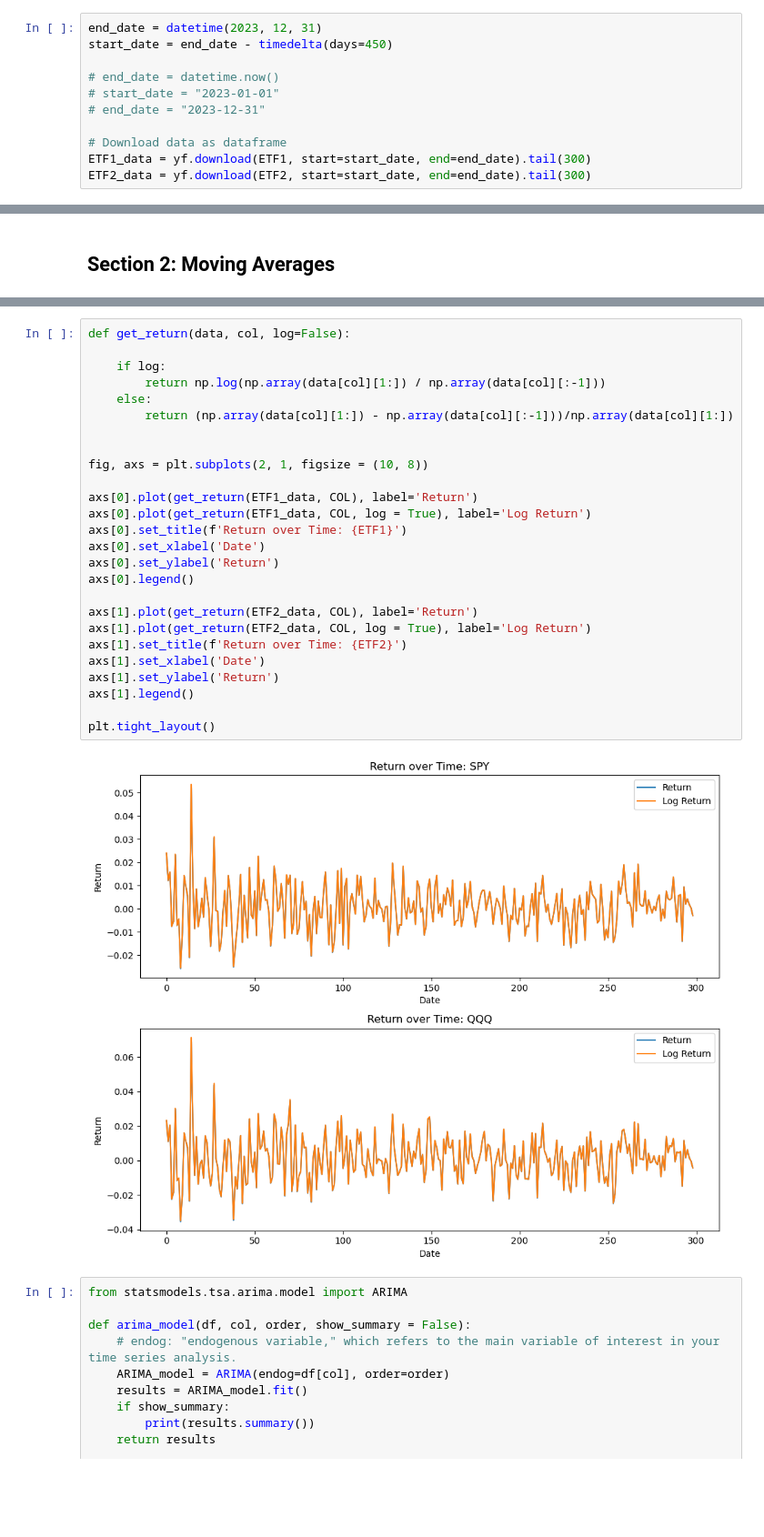
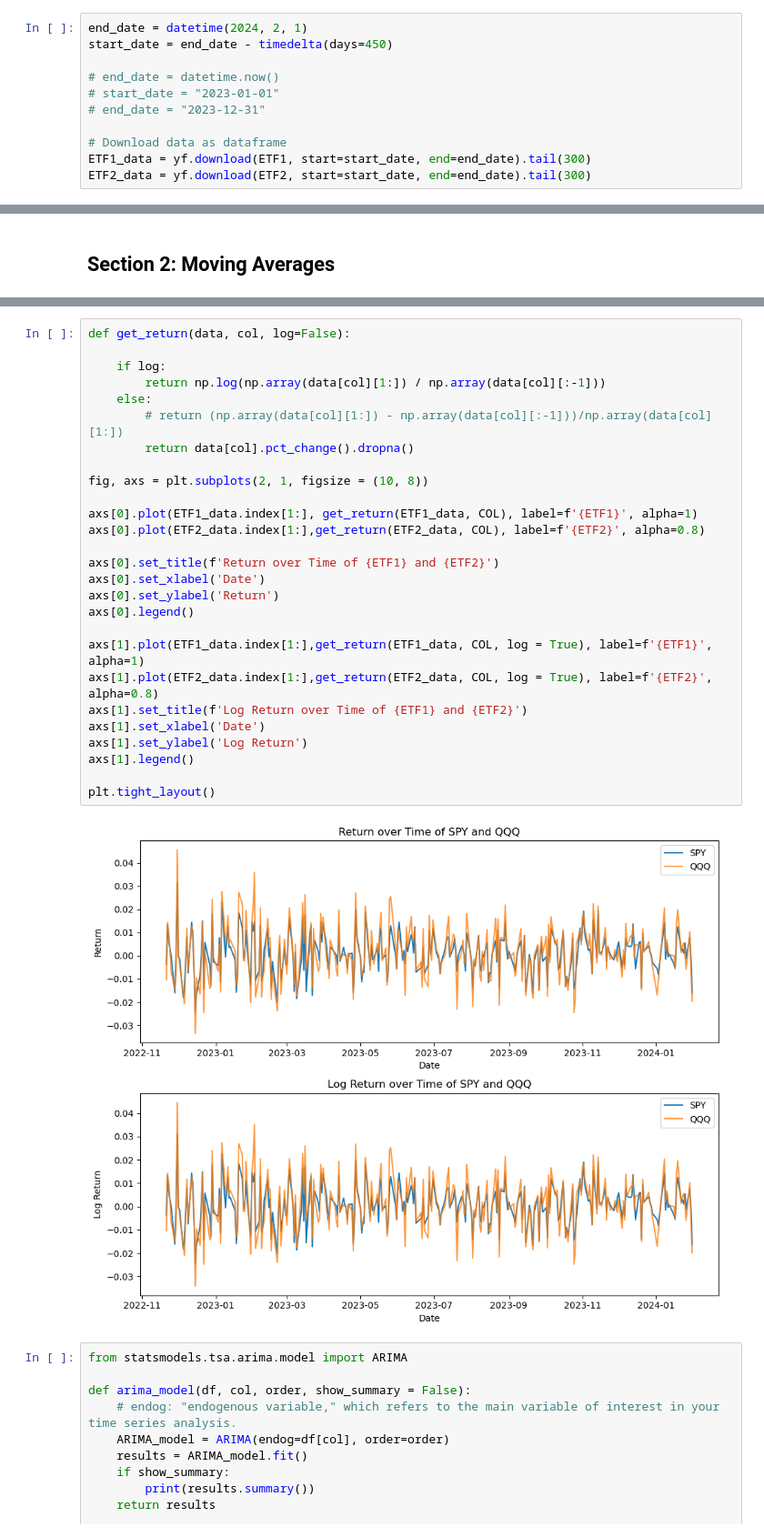
Before and after one commit to MC-Kangan/Algo_Trading_ETF_Analytics, a Jupyter notebook: etf_analysis.ipynb, the cells around one changed output, grey strips where cells are left out. Shown at 91% size. Saved outputs shown, nothing was run; the diff lists cells and outputs as text; blank space fills up the shorter version.

```diff
--- a/etf_analysis.ipynb
+++ b/etf_analysis.ipynb
@@ -15,7 +19,7 @@ ETF2 = 'QQQ'
 # %% [markdown]
 ## Section 1: Time Series
 # %%
-end_date = datetime(2023, 12, 31)
+end_date = datetime(2024, 2, 1)
 start_date = end_date - timedelta(days=450)
 
 # end_date = datetime.now()
@@ -118,31 +137,32 @@ plt.tight_layout()
 # %%
 def get_return(data, col, log=False):
 
     if log:
         return np.log(np.array(data[col][1:]) / np.array(data[col][:-1]))
     else:
-        return (np.array(data[col][1:]) - np.array(data[col][:-1]))/np.array(data[col][1:])
-
+        # return (np.array(data[col][1:]) - np.array(data[col][:-1]))/np.array(data[col][1:])
+        return data[col].pct_change().dropna()
 
 fig, axs = plt.subplots(2, 1, figsize = (10, 8))
 
-axs[0].plot(get_return(ETF1_data, COL), label='Return')
-axs[0].plot(get_return(ETF1_data, COL, log = True), label='Log Return')
-axs[0].set_title(f'Return over Time: {ETF1}')
+axs[0].plot(ETF1_data.index[1:], get_return(ETF1_data, COL), label=f'{ETF1}', alpha=1)
+axs[0].plot(ETF2_data.index[1:],get_return(ETF2_data, COL), label=f'{ETF2}', alpha=0.8)
+
+axs[0].set_title(f'Return over Time of {ETF1} and {ETF2}')
 axs[0].set_xlabel('Date')
 axs[0].set_ylabel('Return')
 axs[0].legend()
 
-axs[1].plot(get_return(ETF2_data, COL), label='Return')
-axs[1].plot(get_return(ETF2_data, COL, log = True), label='Log Return')
-axs[1].set_title(f'Return over Time: {ETF2}')
+axs[1].plot(ETF1_data.index[1:],get_return(ETF1_data, COL, log = True), label=f'{ETF1}', alpha=1)
+axs[1].plot(ETF2_data.index[1:],get_return(ETF2_data, COL, log = True), label=f'{ETF2}', alpha=0.8)
+axs[1].set_title(f'Log Return over Time of {ETF1} and {ETF2}')
 axs[1].set_xlabel('Date')
-axs[1].set_ylabel('Return')
+axs[1].set_ylabel('Log Return')
 axs[1].legend()
 
 plt.tight_layout()
 # %% [output]
-[figure, old version]
+[figure, new version]
 # %%
 from statsmodels.tsa.arima.model import ARIMA
 
```
Also changed, not shown: parts of 17 cells of this notebook, 3 other files.
